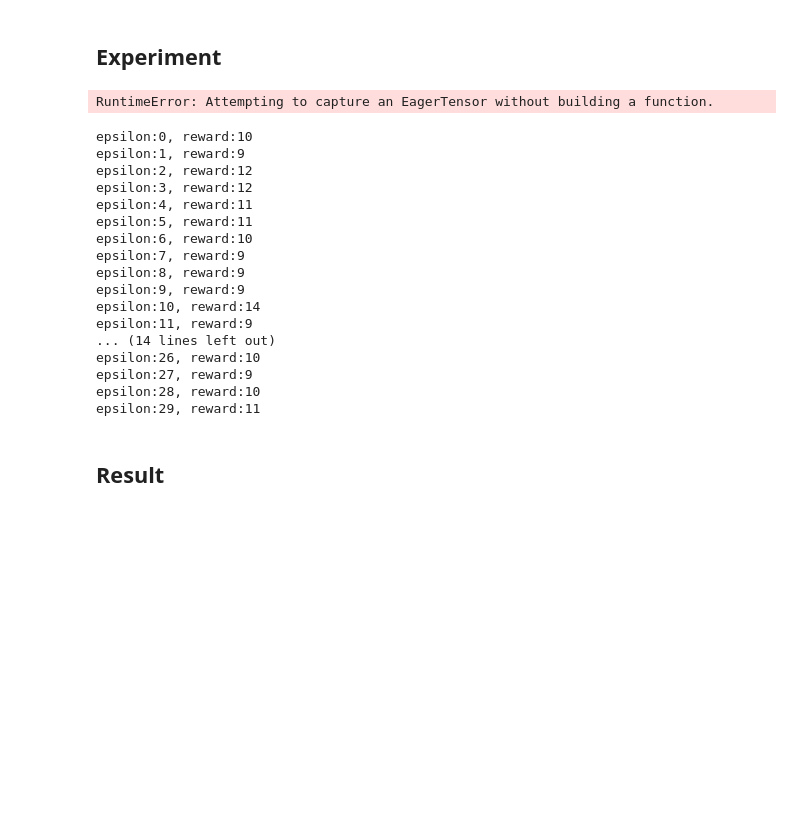
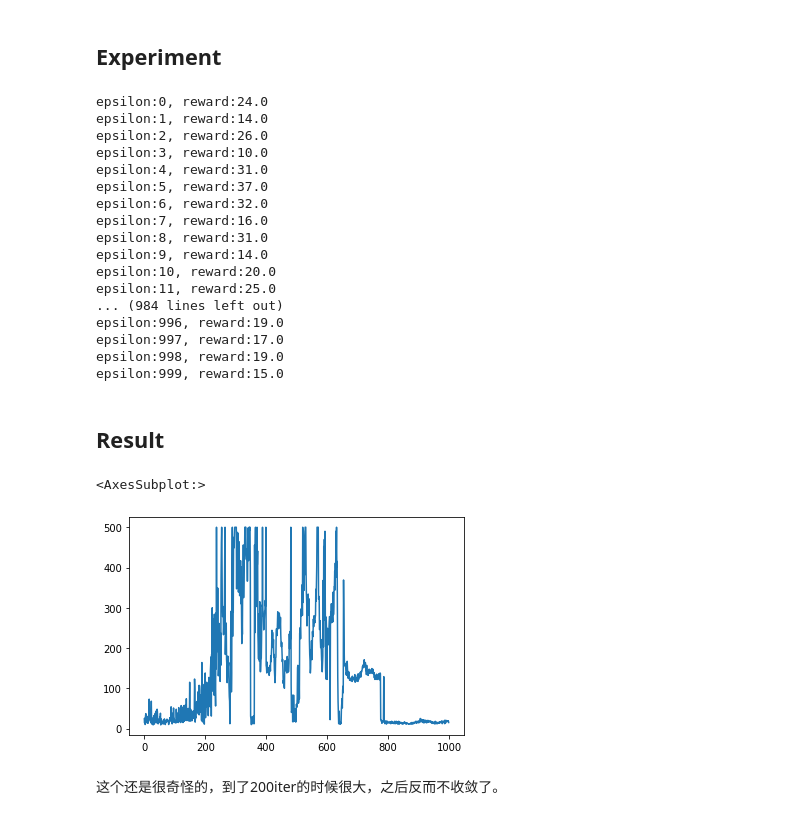
Before and after one commit to hzn18/reinforcement-learning, a Jupyter notebook: DeepQLearning.ipynb, the cells around one changed output. Cells and saved outputs as stored; diff of their text form; code cells hidden in the pictures; blank space fills up the shorter version.

```diff
--- a/DeepQLearning.ipynb
+++ b/DeepQLearning.ipynb
@@ -144,7 +186,7 @@ class DeepQLearning:
 # %%
 import gym
 # %%
-EPSILON_NUM = 30
+EPSILON_NUM = 1000
 THRESHOLD = 10000
 # %%
 env = gym.make("CartPole-v1")
@@ -153,7 +195,7 @@ env = gym.make("CartPole-v1")
 # %%
 model = DeepQLearning(n_actions = env.action_space.n, n_features = env.observation_space.shape[0])
+writer = tf.summary.FileWriter("./graphs", tf.get_default_graph())
+rewards_list = []
-# %% [output]
-RuntimeError: Attempting to capture an EagerTensor without building a function.
 # %%
 # env.render()
 for ep in range(EPSILON_NUM):
@@ -163,35 +205,38 @@ for ep in range(EPSILON_NUM):
     while True:
         action = model.predict(last_observation)
         observation, reward, done, info = env.step(action)
-        # print(observation)
-        total_rewards += 1
+        total_rewards += reward
         index += 1
+        reward = -1 if done else 0.1
         model.store_transition(last_observation, action, reward, observation)
+        if model.memory_counter > model.memory_size:
+            summary_merged = model.train(ep)
+            writer.add_summary(summary_merged, ep)
         last_observation = observation
         if done:
             print(f"epsilon:{ep}, reward:{total_rewards}")
-            model.train()
-            total_rewards = 0
+            rewards_list.append(total_rewards)
             break
         if index > THRESHOLD:
+            rewards_list.append(total_rewards)
             break
 # %% [output]
-epsilon:0, reward:10
-epsilon:1, reward:9
-epsilon:2, reward:12
-epsilon:3, reward:12
-epsilon:4, reward:11
-epsilon:5, reward:11
-epsilon:6, reward:10
-epsilon:7, reward:9
-epsilon:8, reward:9
-epsilon:9, reward:9
-epsilon:10, reward:14
-epsilon:11, reward:9
-... (14 lines left out)
-epsilon:26, reward:10
-epsilon:27, reward:9
-epsilon:28, reward:10
-epsilon:29, reward:11
+epsilon:0, reward:24.0
+epsilon:1, reward:14.0
+epsilon:2, reward:26.0
+epsilon:3, reward:10.0
+epsilon:4, reward:31.0
+epsilon:5, reward:37.0
+epsilon:6, reward:32.0
+epsilon:7, reward:16.0
+epsilon:8, reward:31.0
+epsilon:9, reward:14.0
+epsilon:10, reward:20.0
+epsilon:11, reward:25.0
+... (984 lines left out)
+epsilon:996, reward:19.0
+epsilon:997, reward:17.0
+epsilon:998, reward:19.0
+epsilon:999, reward:15.0
 # %% [markdown]
 ## Result
@@ -197,0 +245,7 @@ epsilon:29, reward:11
+# %%
+sns.lineplot(list(range(len(rewards_list))),rewards_list)
+# %% [output]
+<AxesSubplot:>
+[figure, added]
+# %% [markdown]
+ 这个还是很奇怪的，到了200iter的时候很大，之后反而不收敛了。
```
Also changed, not shown: parts of 6 cells of this notebook, 1 other file.
